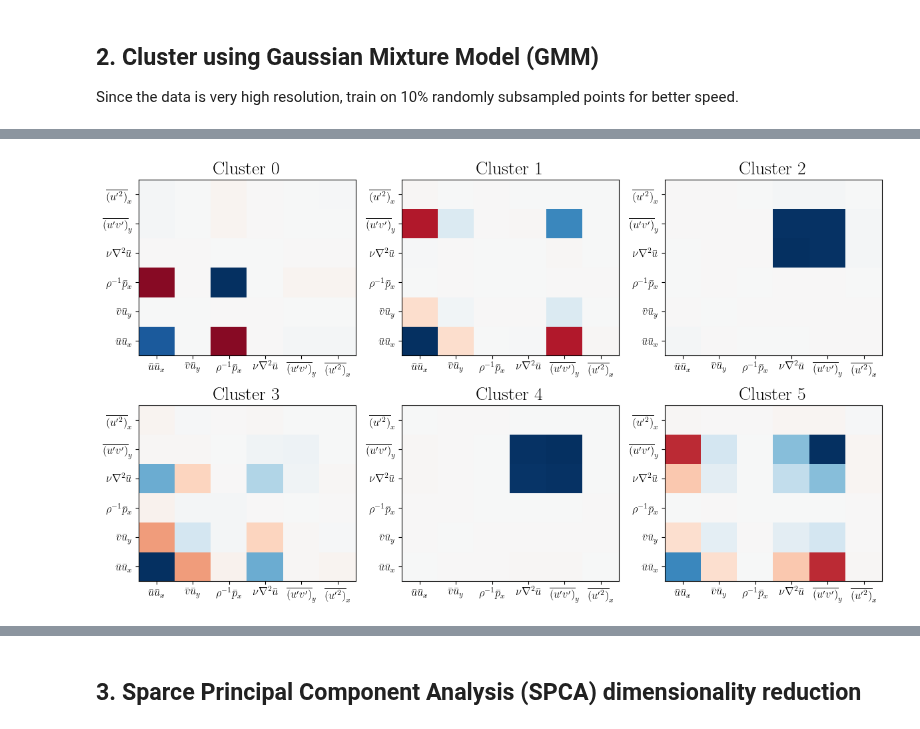
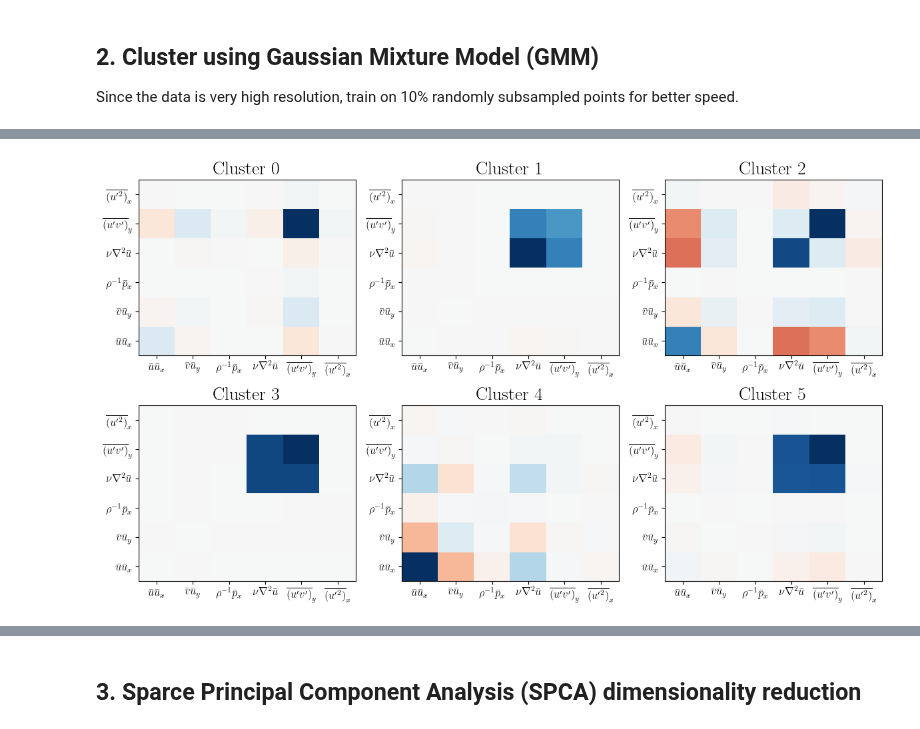
Before and after one commit to tbreitburd/Learning-Dominant-Physical-Processes-using-Unsupervised-Learning-Techniques-, a Jupyter notebook: Notebooks/Boundary_Layer.ipynb, the cells around one changed output, grey strips where cells are left out. Drawn from its saved outputs; the diff is of its cells as text; code cells hidden in the pictures.

```diff
--- a/Notebooks/Boundary_Layer.ipynb
+++ b/Notebooks/Boundary_Layer.ipynb
@@ -181,8 +180,8 @@ Since the data is very high resolution, train on 10% randomly subsampled points
 
 # Choose which method to use:
 # 1. Original method with numpy
-# 2. Alternative method with pandas and sklearn
-method = "original"
+# 2. Alternative method with pandas and numpy
+method = "alternative"
 
 if method == "original":
     # Gather the terms into an array of features
@@ -225,12 +224,13 @@ else:
     # Fit Gaussian mixture model
     nc = 6  # Number of clusters
     seed = 75016  #  Set a seed for debugging/plotting
-    np.random(seed)
-    model = GaussianMixture(n_components=nc, random_state=seed)
+    np.random.seed(seed)
+    model = CustomGMM(n_components=nc, n_features=nfeatures, random_state=seed)
 
     # Train on only a subset (10%) of the data
     sample_pct = 0.1
     features_train, _ = sk.model_selection.train_test_split(
         features, train_size=sample_pct, random_state=seed
     )
-    clustering_train = model.fit_predict(features_train)
+    model.fit(features_train)
+    clustering_train = model.predict(features_train)
@@ -237,8 +255,8 @@ else:
 # %%
 # Plot covariance matrices for each GMM cluster
-pf.plot_cov_mat(model, nfeatures, nc, labels, "GMM")
+pf.plot_cov_mat(model, nfeatures, nc, labels, "customGMM")
 # %% [output]
-[figure, old version]
+[figure, new version]
 # %%
 # Visualize GMM clustering with 2D views of equation space
 cluster_idx = model.predict(features) + 1
```
Also changed, not shown: parts of 15 cells of this notebook.
